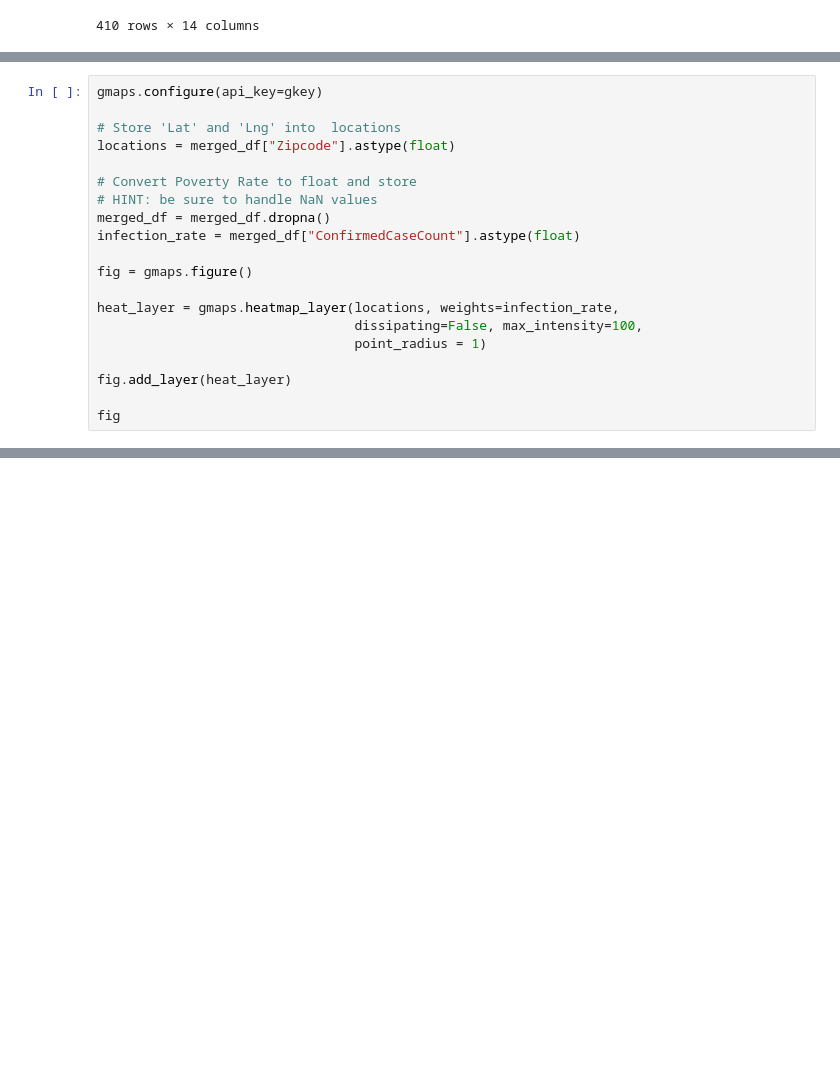
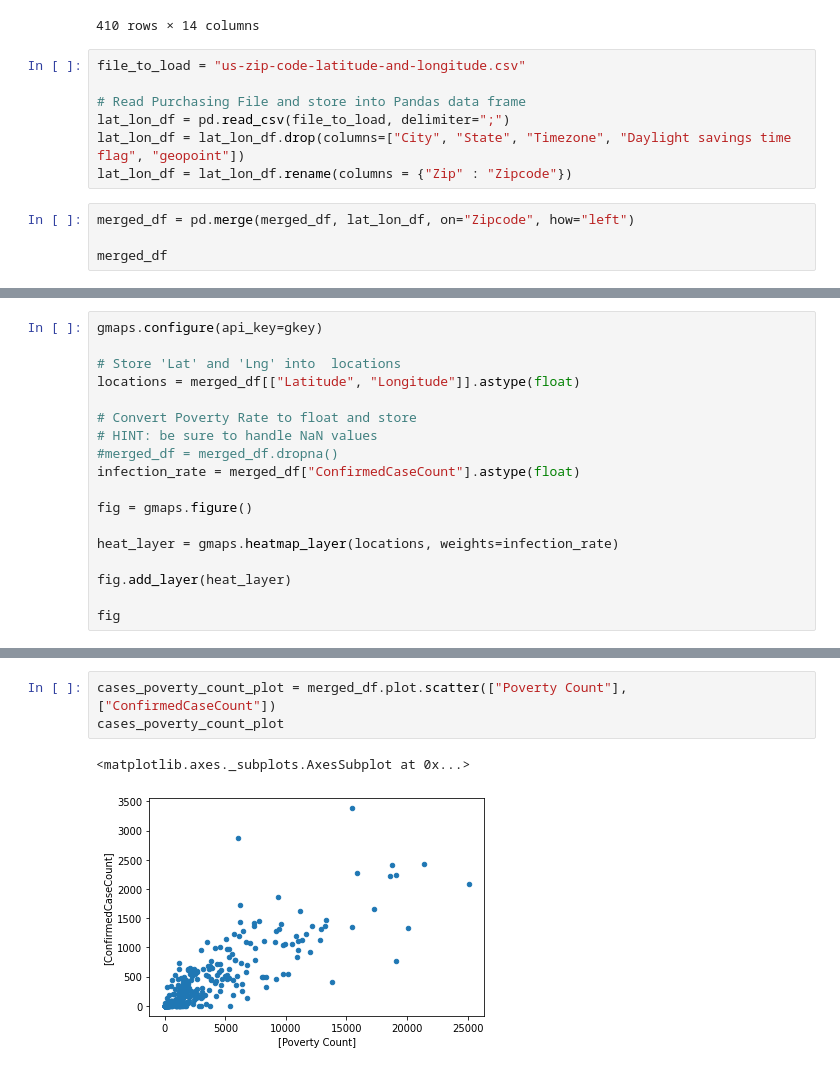
Before and after one commit to nhingtge/Project-1, a Jupyter notebook: Project.ipynb, the cells around one changed output, grey strips where cells are left out. Saved outputs shown, nothing was run; the diff lists cells and outputs as text; blank space fills up the shorter version.

Commit message:
heatmap

```diff
--- a/Project.ipynb
+++ b/Project.ipynb
@@ -75,3 +75,14 @@ merged_df.drop(columns=["Unnamed: 0"])
 | 408 | 86538 | Data Suppressed | NaN | 2080.0 | 28.9 | 26304.0 | ... |
 | 409 | 86556 | Data Suppressed | NaN | 1956.0 | 23.5 | 26806.0 | ... |
 410 rows × 14 columns
+# %%
+file_to_load = "us-zip-code-latitude-and-longitude.csv"
+
+# Read Purchasing File and store into Pandas data frame
+lat_lon_df = pd.read_csv(file_to_load, delimiter=";")
+lat_lon_df = lat_lon_df.drop(columns=["City", "State", "Timezone", "Daylight savings time flag", "geopoint"])
+lat_lon_df = lat_lon_df.rename(columns = {"Zip" : "Zipcode"})
+# %%
+merged_df = pd.merge(merged_df, lat_lon_df, on="Zipcode", how="left")
+
+merged_df
@@ -79,18 +104,16 @@ merged_df.drop(columns=["Unnamed: 0"])
 gmaps.configure(api_key=gkey)
 
 # Store 'Lat' and 'Lng' into  locations
-locations = merged_df["Zipcode"].astype(float)
+locations = merged_df[["Latitude", "Longitude"]].astype(float)
 
 # Convert Poverty Rate to float and store
 # HINT: be sure to handle NaN values
-merged_df = merged_df.dropna()
+#merged_df = merged_df.dropna()
 infection_rate = merged_df["ConfirmedCaseCount"].astype(float)
 
 fig = gmaps.figure()
 
-heat_layer = gmaps.heatmap_layer(locations, weights=infection_rate,
-                                 dissipating=False, max_intensity=100,
-                                 point_radius = 1)
+heat_layer = gmaps.heatmap_layer(locations, weights=infection_rate)
 
 fig.add_layer(heat_layer)
 
@@ -103,3 +129,9 @@ cases_population_plot
+# %%
+cases_poverty_count_plot = merged_df.plot.scatter(["Poverty Count"], ["ConfirmedCaseCount"])
+cases_poverty_count_plot
+# %% [output]
+<matplotlib.axes._subplots.AxesSubplot at 0x...>
+[figure, added]
 # %%
 cases_poverty_plot = merged_df.plot.scatter(["Poverty Rate"], ["ConfirmedCaseCount"])
 cases_poverty_plot
```
Also changed, not shown: parts of 9 cells of this notebook.
